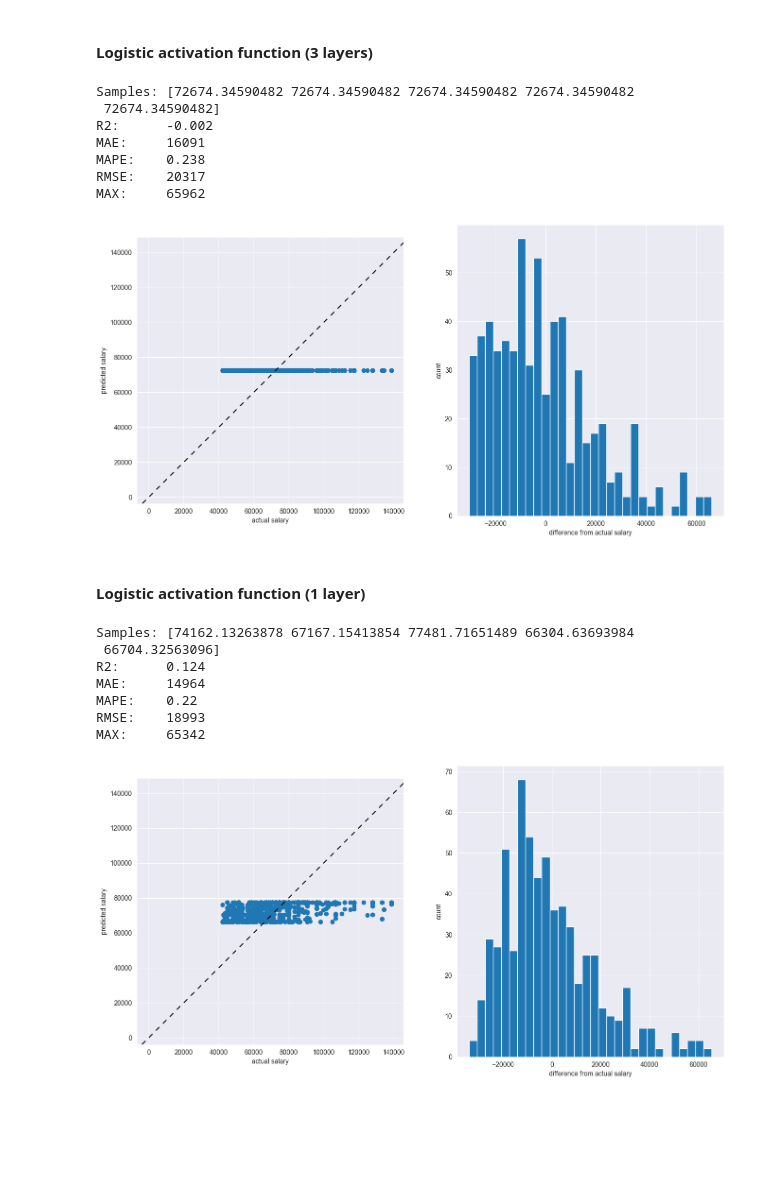
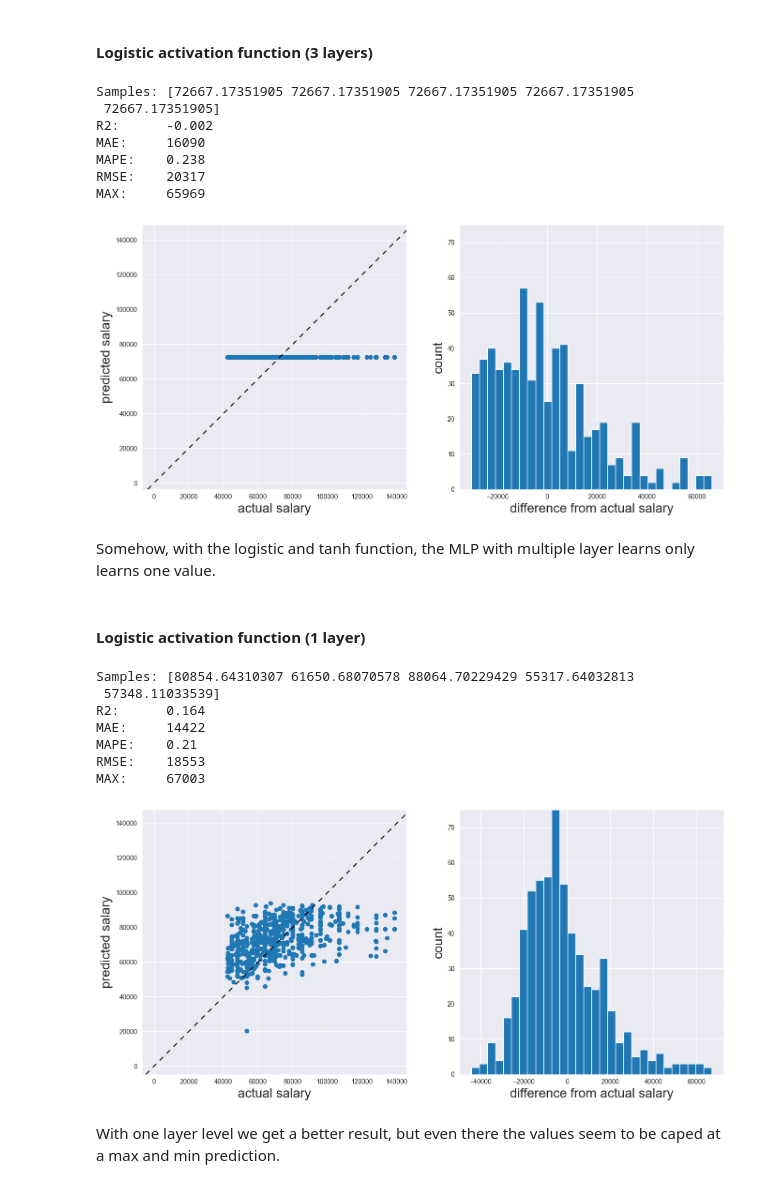
Before and after one commit to LucaF171/DataLiteracyProject, a Jupyter notebook: mlp.ipynb, the cells around one changed output. Cells and saved outputs as stored; diff of their text form; code cells hidden in the pictures; blank space fills up the shorter version.

```diff
--- a/mlp.ipynb
+++ b/mlp.ipynb
@@ -40,23 +41,15 @@ def calc_scores(estimators, x_test, y_test) -> (list, list, list, list, list):
 # %% [markdown]
 #### Divide Dataset into Train and Test Data
 # %%
-x = df_ger[['YearsCode', 'Age', 'OrgSize', 'in-person', 'remote']]
+selected_features = ['YearsCode', 'OrgSize', 'Age','Bachelor’s degree', 'Doctoral degree', 'Master’s degree','Primary school', 'Professional degree', 'Secondary school','University courses', 'in-person', 'remote']
+# selected_features = ['YearsCode', 'OrgSize', 'Age','Bachelor’s degree', 'Doctoral degree', 'Master’s degree','Primary school', 'Professional degree', 'Secondary school','University courses', 'in-person', 'remote', 'APL', 'Assembly','Bash/Shell', 'C', 'C#', 'C++', 'COBOL', 'Clojure', 'Crystal', 'Dart','Delphi', 'Elixir', 'Erlang', 'F#', 'Fortran', 'Go', 'Groovy','HTML/CSS', 'Haskell', 'Java', 'JavaScript', 'Julia', 'Kotlin', 'LISP','Lua', 'MATLAB', 'OCaml', 'Objective-C', 'PHP', 'Perl', 'PowerShell','Python', 'R', 'Ruby', 'Rust', 'SAS', 'SQL', 'Scala', 'Solidity','Swift', 'TypeScript', 'VBA']
 
-# x = df_reg[['YearsCode', 'OrgSize', 'Age', 'Bachelor’s degree','Doctoral degree', 'Master’s degree', 'Primary school','Professional degree', 'Secondary school', 'University courses','in-person', 'remote']]
-
-# x = df_reg[['YearsCode', 'OrgSize', 'Age', 'Bachelor’s degree','Doctoral degree', 'Master’s degree', 'Primary school','Professional degree', 'Secondary school', 'University courses','in-person', 'remote', 'APL', 'Assembly', 'Bash/Shell', 'C', 'C#','C++', 'COBOL', 'Clojure', 'Crystal', 'Dart', 'Delphi', 'Elixir','Erlang', 'F#', 'Fortran', 'Go', 'Groovy', 'HTML/CSS', 'Haskell','Java', 'JavaScript', 'Julia', 'Kotlin', 'LISP', 'Lua', 'MATLAB','OCaml', 'Objective-C', 'PHP', 'Perl', 'PowerShell', 'Python', 'R','Ruby', 'Rust', 'SAS', 'SQL', 'Scala', 'Solidity', 'Swift','TypeScript', 'VBA']]
-
-# x = df_reg[['YearsCode', 'OrgSize', 'Age', 'Bachelor’s degree','Doctoral degree', 'Master’s degree', 'Primary school','Professional degree', 'Secondary school', 'University courses','in-person', 'remote', 'APL', 'Assembly', 'Bash/Shell', 'C', 'C#','C++', 'COBOL', 'Clojure', 'Crystal', 'Dart', 'Delphi', 'Elixir','Erlang', 'F#', 'Fortran', 'Go', 'Groovy', 'HTML/CSS', 'Haskell','Java', 'JavaScript', 'Julia', 'Kotlin', 'LISP', 'Lua', 'MATLAB','OCaml', 'Objective-C', 'PHP', 'Perl', 'PowerShell', 'Python', 'R','Ruby', 'Rust', 'SAS', 'SQL', 'Scala', 'Solidity', 'Swift','TypeScript', 'VBA', 'Academic researcher', 'Blockchain','Cloud infrastructure engineer', 'Data or business analyst','Data scientist or machine learning specialist','Database administrator', 'Designer', 'DevOps specialist','Developer, QA or test', 'Developer, back-end','Developer, desktop or enterprise applications','Developer, embedded applications or devices', 'Developer, front-end','Developer, full-stack', 'Developer, game or graphics','Developer, mobile', 'Educator', 'Engineer, data','Engineer, site reliability', 'Engineering manager','Marketing or sales professional', 'Other (please specify):','Product manager', 'Project manager', 'Scientist','Security professional', 'Senior Executive (C-Suite, VP, etc.)','Student', 'System administrator']]
-
+x = df_ger[selected_features]
 y = df_ger['Salary']
 
-# scaler = MinMaxScaler(feature_range=(0,1))
-# scaler.fit(x)
-# x = pd.DataFrame(scaler.transform(x), index=x.index, columns=x.columns)
-
-# normalizer = Normalizer()
-# normalizer.fit(x)
-# x = pd.DataFrame(normalizer.transform(x), index=x.index, columns=x.columns)
+scaler = StandardScaler()
+scaler.fit(x)
+x = pd.DataFrame(scaler.transform(x), index=x.index, columns=x.columns)
 
 x_train, x_test, y_train, y_test = train_test_split(x, y, test_size=0.3, random_state=1000)
 folds = KFold(n_splits=10, shuffle=True, random_state=100)
@@ -63,8 +58,7 @@ folds = KFold(n_splits=10, shuffle=True, random_state=100)
 # %% [markdown]
 #### RELU activation function
 # %%
-# mlp_regressor = MLPRegressor(hidden_layer_sizes=(50, 20, 3), activation='relu', alpha=0.05, learning_rate='adaptive', learning_rate_init=0.1, max_iter=5000, momentum=0.01, solver='adam')
-mlp_regressor = MLPRegressor(hidden_layer_sizes=(50, 30, 10, 3), activation='relu', alpha=0.05, learning_rate='adaptive', learning_rate_init=0.1, max_iter=5000, momentum=0.01, solver='adam')
+mlp_regressor = MLPRegressor(hidden_layer_sizes=(64, 32, 16, 4), activation='relu', alpha=0.005, learning_rate='adaptive', learning_rate_init=0.1, max_iter=2000)
 
 mlp_regressor.fit(x_train, y_train)
 prediction_mlp = mlp_regressor.predict(x_test)
@@ -84,9 +78,15 @@ axs[0].axis('square')
 axs[0].set(xlabel="actual salary", ylabel="predicted salary")
 axs[1].set(xlabel="difference from actual salary", ylabel="count")
 axs[1].hist((y_test-prediction_mlp), bins=30)
+axs[1].set_ylim(ymax=75)
 
 axs[0].set_aspect(np.diff(axs[0].get_xlim())[0] / np.diff(axs[0].get_ylim())[0])
 axs[1].set_aspect(np.diff(axs[1].get_xlim())[0] / np.diff(axs[1].get_ylim())[0])
 
+axs[0].xaxis.label.set_size(20)
+axs[0].yaxis.label.set_size(20)
+axs[1].xaxis.label.set_size(20)
+axs[1].yaxis.label.set_size(20)
+
 plt.show()
 # %% [output]
@@ -101,7 +103,7 @@ MAX:     64153
 # %% [markdown]
 #### Logistic activation function (3 layers)
 # %%
-mlp_regressor = MLPRegressor(hidden_layer_sizes=(50, 20, 3), activation='logistic', learning_rate_init=1, max_iter=5000, solver='adam')
+mlp_regressor = MLPRegressor(hidden_layer_sizes=(64, 32, 16, 4), activation='logistic', learning_rate_init=1, max_iter=5000, solver='adam')
 
 mlp_regressor.fit(x_train, y_train)
 prediction_mlp = mlp_regressor.predict(x_test)
@@ -121,54 +123,69 @@ axs[0].axis('square')
 axs[0].set(xlabel="actual salary", ylabel="predicted salary")
 axs[1].set(xlabel="difference from actual salary", ylabel="count")
 axs[1].hist((y_test-prediction_mlp), bins=30)
+axs[1].set_ylim(ymax=75)
 
 axs[0].set_aspect(np.diff(axs[0].get_xlim())[0] / np.diff(axs[0].get_ylim())[0])
 axs[1].set_aspect(np.diff(axs[1].get_xlim())[0] / np.diff(axs[1].get_ylim())[0])
 
+axs[0].xaxis.label.set_size(20)
+axs[0].yaxis.label.set_size(20)
+axs[1].xaxis.label.set_size(20)
+axs[1].yaxis.label.set_size(20)
+
 plt.show()
 # %% [output]
-Samples: [72674.34590482 72674.34590482 72674.34590482 72674.34590482
- 72674.34590482]
+Samples: [72667.17351905 72667.17351905 72667.17351905 72667.17351905
+ 72667.17351905]
 R2:      -0.002
-MAE:     16091
+MAE:     16090
 MAPE:    0.238
 RMSE:    20317
-MAX:     65962
+MAX:     65969
-[figure, old version]
+[figure, new version]
+# %% [markdown]
+Somehow, with the logistic and tanh function, the MLP with multiple layer learns only learns one value.
 # %% [markdown]
 #### Logistic activation function (1 layer)
 # %%
 mlp_regressor = MLPRegressor(hidden_layer_sizes=(200,), activation='logistic', alpha=0.05, learning_rate='adaptive', learning_rate_init=0.1, max_iter=5000, momentum=0.01, solver='adam')
 
 mlp_regressor.fit(x_train, y_train)
 prediction_mlp = mlp_regressor.predict(x_test)
 
 r2_scores, mae_scores, mape_scores, rmse_scores, max_scores = calc_scores([mlp_regressor], x_test, y_test)
 print("Samples:", prediction_mlp[:5])
 print("R2:     ", np.round(np.mean(r2_scores), 3))
 print("MAE:    ", np.mean(mae_scores).astype(int))
 print("MAPE:   ", np.round(np.mean(mape_scores), 3))
 print("RMSE:   ", np.mean(rmse_scores).astype(int))
 print("MAX:    ", np.max(max_scores).astype(int))
 
 _, axs = plt.subplots(nrows=1, ncols=2, figsize=(16, 8))
 axs[0].scatter(x=y_test, y=prediction_mlp)
 axs[0].axline((0, 0), slope=1, color="black", linestyle=(0, (5, 5)))
 axs[0].axis('square')
 axs[0].set(xlabel="actual salary", ylabel="predicted salary")
 axs[1].set(xlabel="difference from actual salary", ylabel="count")
 axs[1].hist((y_test-prediction_mlp), bins=30)
+axs[1].set_ylim(ymax=75)
 
 axs[0].set_aspect(np.diff(axs[0].get_xlim())[0] / np.diff(axs[0].get_ylim())[0])
 axs[1].set_aspect(np.diff(axs[1].get_xlim())[0] / np.diff(axs[1].get_ylim())[0])
 
+axs[0].xaxis.label.set_size(20)
+axs[0].yaxis.label.set_size(20)
+axs[1].xaxis.label.set_size(20)
+axs[1].yaxis.label.set_size(20)
 plt.show()
 # %% [output]
-Samples: [74162.13263878 67167.15413854 77481.71651489 66304.63693984
- 66704.32563096]
-R2:      0.124
-MAE:     14964
-MAPE:    0.22
-RMSE:    18993
-MAX:     65342
+Samples: [80854.64310307 61650.68070578 88064.70229429 55317.64032813
+ 57348.11033539]
+R2:      0.164
+MAE:     14422
+MAPE:    0.21
+RMSE:    18553
+MAX:     67003
-[figure, old version]
+[figure, new version]
+# %% [markdown]
+With one layer level we get a better result, but even there the values seem to be caped at a max and min prediction.
```
Also changed, not shown: parts of 4 cells of this notebook, 3 other files.
